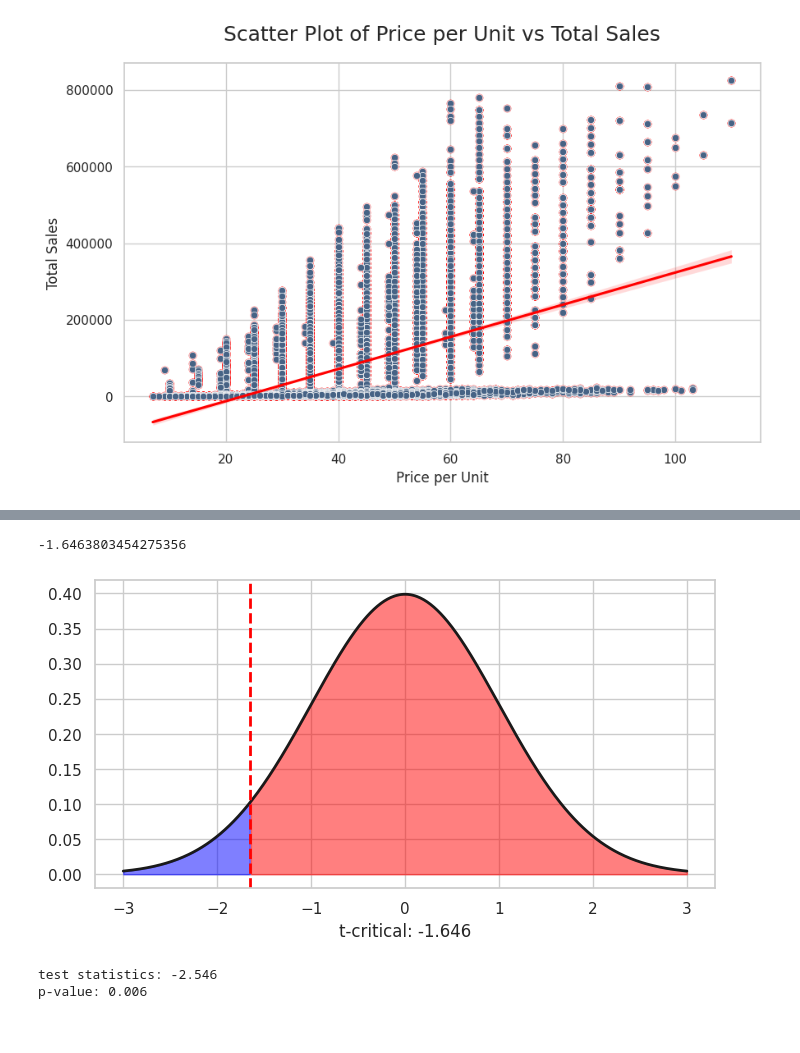
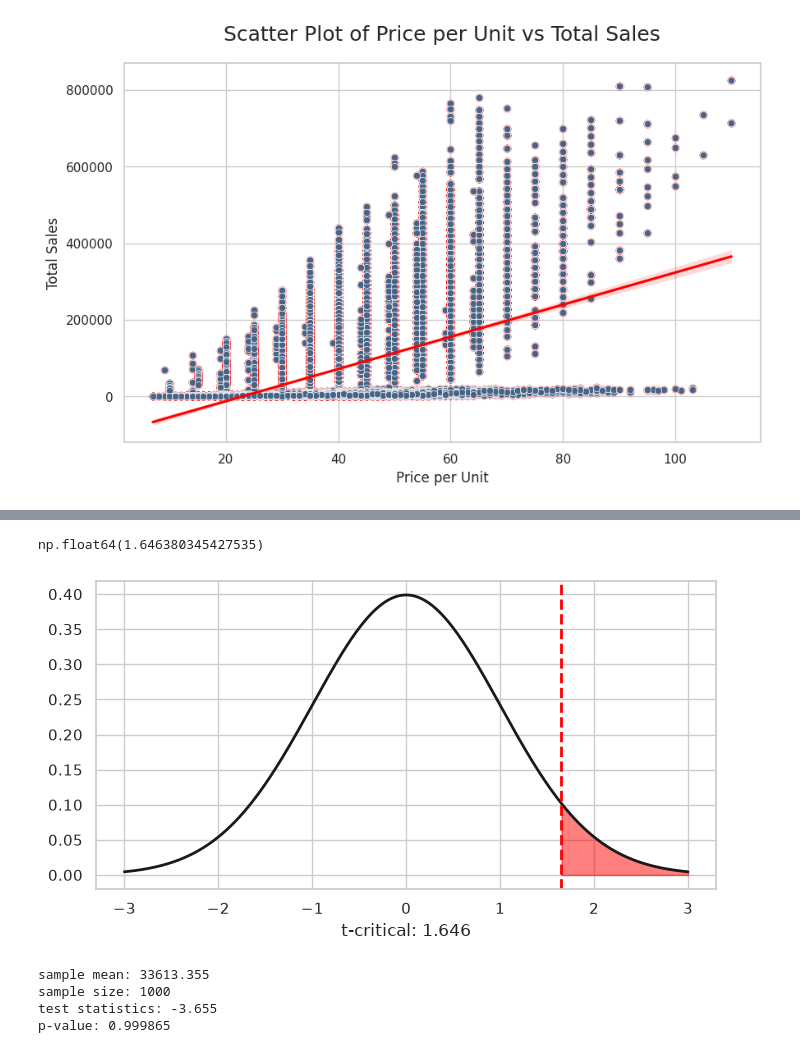
Before and after one commit to alfitraaa/Adidas_Sales, a Jupyter notebook: Adidas_Sales_Analysis.ipynb, the cells around one changed output, grey strips where cells are left out. Saved outputs shown, nothing was run; the diff lists cells and outputs as text; code cells hidden in the pictures.

```diff
--- a/Adidas_Sales_Analysis.ipynb
+++ b/Adidas_Sales_Analysis.ipynb
@@ -365,23 +371,22 @@ The average profit of the company more than 40000
 alpha = 0.05
 
 # calculate the t-critical
-t_crit = t.ppf(alpha, df=999)
+t_crit = t.ppf(1 - alpha, df=999)
 t_crit
 # %% [output]
--1.6463803454275356
+np.float64(1.646380345427535)
 # %%
 # create critical value visualization in t-distribution
 x = np.linspace(-3, 3, num=500)
 y = t.pdf(x, df=999)
 
 fig, ax = plt.subplots(figsize=(8, 4))
 ax.plot(x, y, 'k', linewidth=2)
-ax.fill_between(x[x<=t_crit], y[x<=t_crit], color='blue', alpha=0.5)
 ax.fill_between(x[x>=t_crit], y[x>=t_crit], color='red', alpha=0.5)
 ax.axvline(x=t_crit, color='red', linestyle='--', lw=2)
-ax.set_xlabel('t-critical: -1.646', fontsize=12)
+ax.set_xlabel(f't-critical: {t_crit:.3f}', fontsize=12)
 
 plt.show()
 # %% [output]
-[figure, old version]
+[figure, new version]
 # %%
@@ -389,8 +394,12 @@ sample = df_adidas['Operating Profit'].sample(1000)
 # %%
 # calculating test statistics and p-values using the scipy library
-stat, pvalue = ttest_1samp(a=sample, popmean=40000, alternative='less')
+stat, pvalue = ttest_1samp(a=sample, popmean=40000, alternative='greater')
+print(f'sample mean: {sample.mean():.3f}')
+print(f'sample size: {len(sample)}')
 print(f'test statistics: {stat:.3f}')
-print(f'p-value: {pvalue:.3f}')
+print(f'p-value: {pvalue:.6f}')
 # %% [output]
-test statistics: -2.546
-p-value: 0.006
+sample mean: 33613.355
+sample size: 1000
+test statistics: -3.655
+p-value: 0.999865
```
Also changed, not shown: parts of 5 cells of this notebook, 1 other file.
